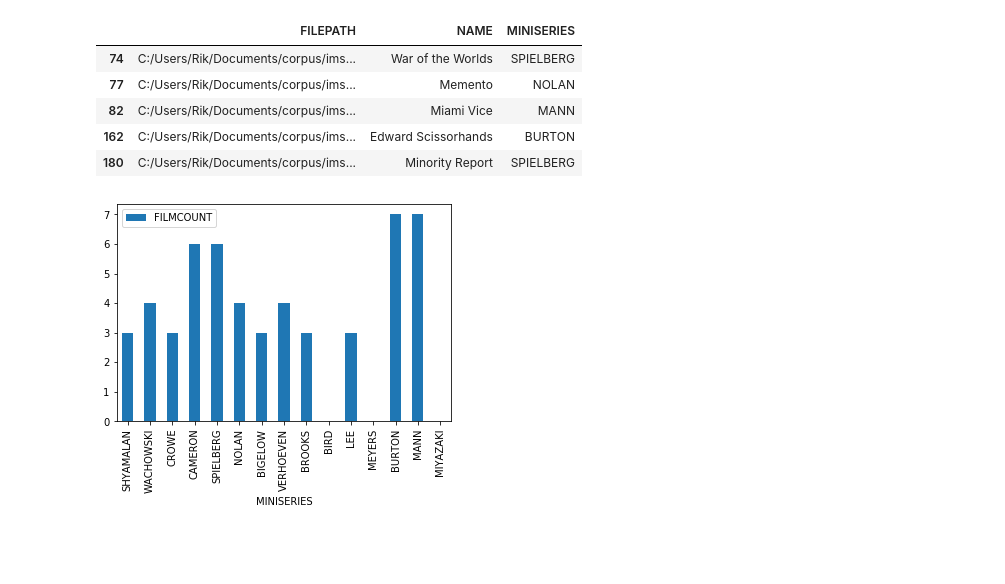
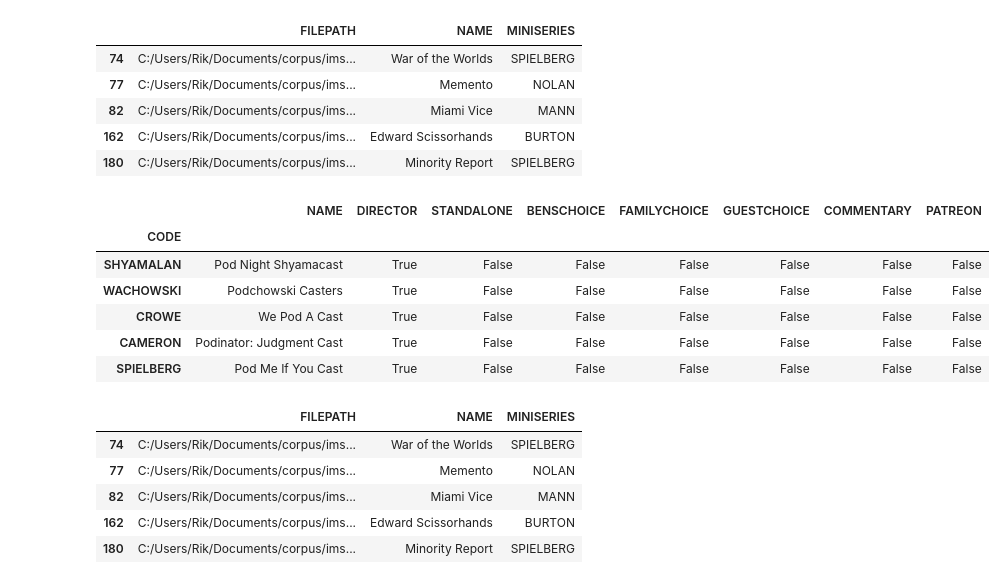
Before and after one commit to RikBoeykens/blank-check-data-analysis, a Jupyter notebook: 008. Scripts.ipynb, the cells around one changed output. Saved outputs shown, nothing was run; the diff lists cells and outputs as text; code cells hidden in the pictures; blank space fills up the shorter version.

```diff
--- a/008. Scripts.ipynb
+++ b/008. Scripts.ipynb
@@ -80,11 +76,24 @@ df_director_films.head()
 | 82 | C:/Users/Rik/Documents/corpus/ims... | Miami Vice | MANN |
 | 162 | C:/Users/Rik/Documents/corpus/ims... | Edward Scissorhands | BURTON |
 | 180 | C:/Users/Rik/Documents/corpus/ims... | Minority Report | SPIELBERG |
-# %%
-miniseries_count = [{'MINISERIES': code, 'FILMCOUNT': len(df_director_films[df_director_films['MINISERIES'] == code])} for code in df_director_miniseries.index.values]
-df_miniseries_count = pd.DataFrame(miniseries_count)
-df_miniseries_count.head()
-df_miniseries_count.plot(kind='bar', y='FILMCOUNT', x='MINISERIES')
-plt.show()
-# %% [output]
-[figure, removed]
+# %%
+df_director_miniseries = df_miniseries[df_miniseries['DIRECTOR']]
+df_director_miniseries.head()
+# %% [output]
+|  | NAME | DIRECTOR | STANDALONE | BENSCHOICE | FAMILYCHOICE | GUESTCHOICE | COMMENTARY | PATREON |
+| CODE |  |  |  |  |  |  |  |  |
+| SHYAMALAN | Pod Night Shyamacast | True | False | False | False | False | False | False |
+| WACHOWSKI | Podchowski Casters | True | False | False | False | False | False | False |
+| CROWE | We Pod A Cast | True | False | False | False | False | False | False |
+| CAMERON | Podinator: Judgment Cast | True | False | False | False | False | False | False |
+| SPIELBERG | Pod Me If You Cast | True | False | False | False | False | False | False |
+# %%
+df_director_films = df_matched_films[df_matched_films['MINISERIES'].isin(df_director_miniseries.index.values)]
+df_director_films.head()
+# %% [output]
+|  | FILEPATH | NAME | MINISERIES |
+| 74 | C:/Users/Rik/Documents/corpus/ims... | War of the Worlds | SPIELBERG |
+| 77 | C:/Users/Rik/Documents/corpus/ims... | Memento | NOLAN |
+| 82 | C:/Users/Rik/Documents/corpus/ims... | Miami Vice | MANN |
+| 162 | C:/Users/Rik/Documents/corpus/ims... | Edward Scissorhands | BURTON |
+| 180 | C:/Users/Rik/Documents/corpus/ims... | Minority Report | SPIELBERG |
```
Also changed, not shown: parts of 9 cells of this notebook, 2 other files.
